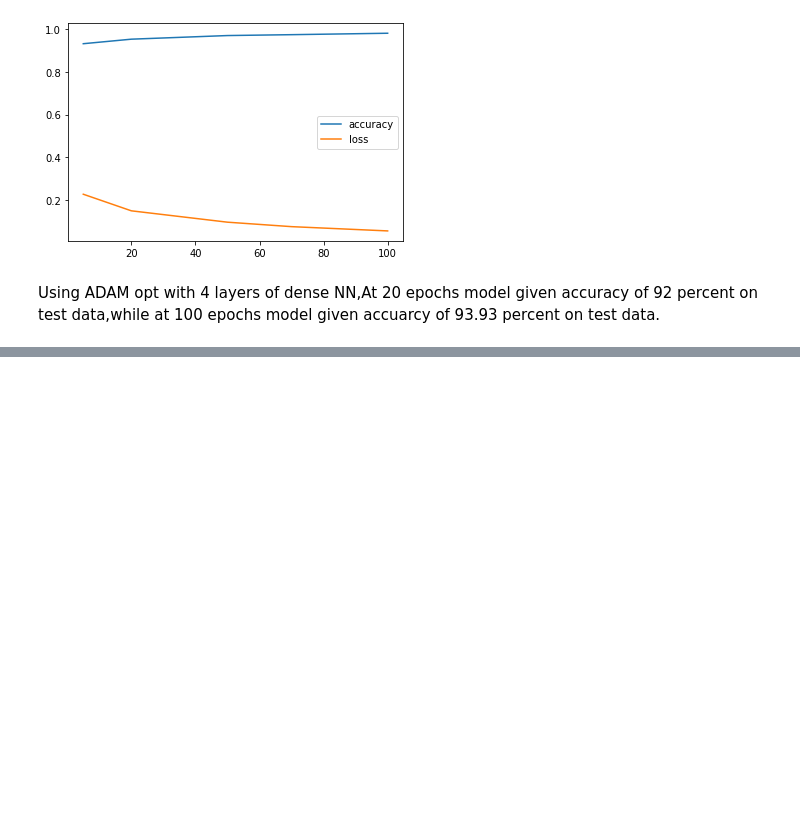
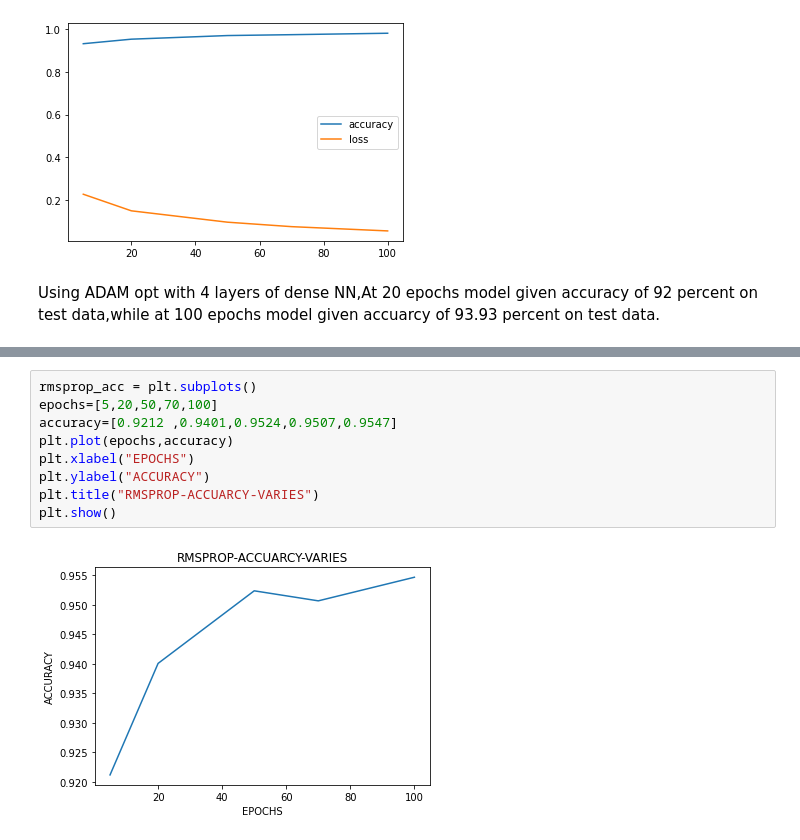
Before and after one commit to Yagna27/RESEARCH-DATASCIENCE, a Jupyter notebook: plottings_epochs_loss_accuracy.ipynb, the cells around one changed output, grey strips where cells are left out. Saved outputs shown, nothing was run; the diff lists cells and outputs as text; blank space fills up the shorter version.

```diff
--- a/plottings_epochs_loss_accuracy.ipynb
+++ b/plottings_epochs_loss_accuracy.ipynb
@@ -61,0 +76,11 @@ ADAM.legend()
+# %%
+rmsprop_acc = plt.subplots()
+epochs=[5,20,50,70,100]
+accuracy=[0.9212 ,0.9401,0.9524,0.9507,0.9547]
+plt.plot(epochs,accuracy)
+plt.xlabel("EPOCHS")
+plt.ylabel("ACCURACY")
+plt.title("RMSPROP-ACCUARCY-VARIES")
+plt.show()
+# %% [output]
+[figure, added]
```
Also changed, not shown: parts of 34 cells of this notebook, 4 other files.
